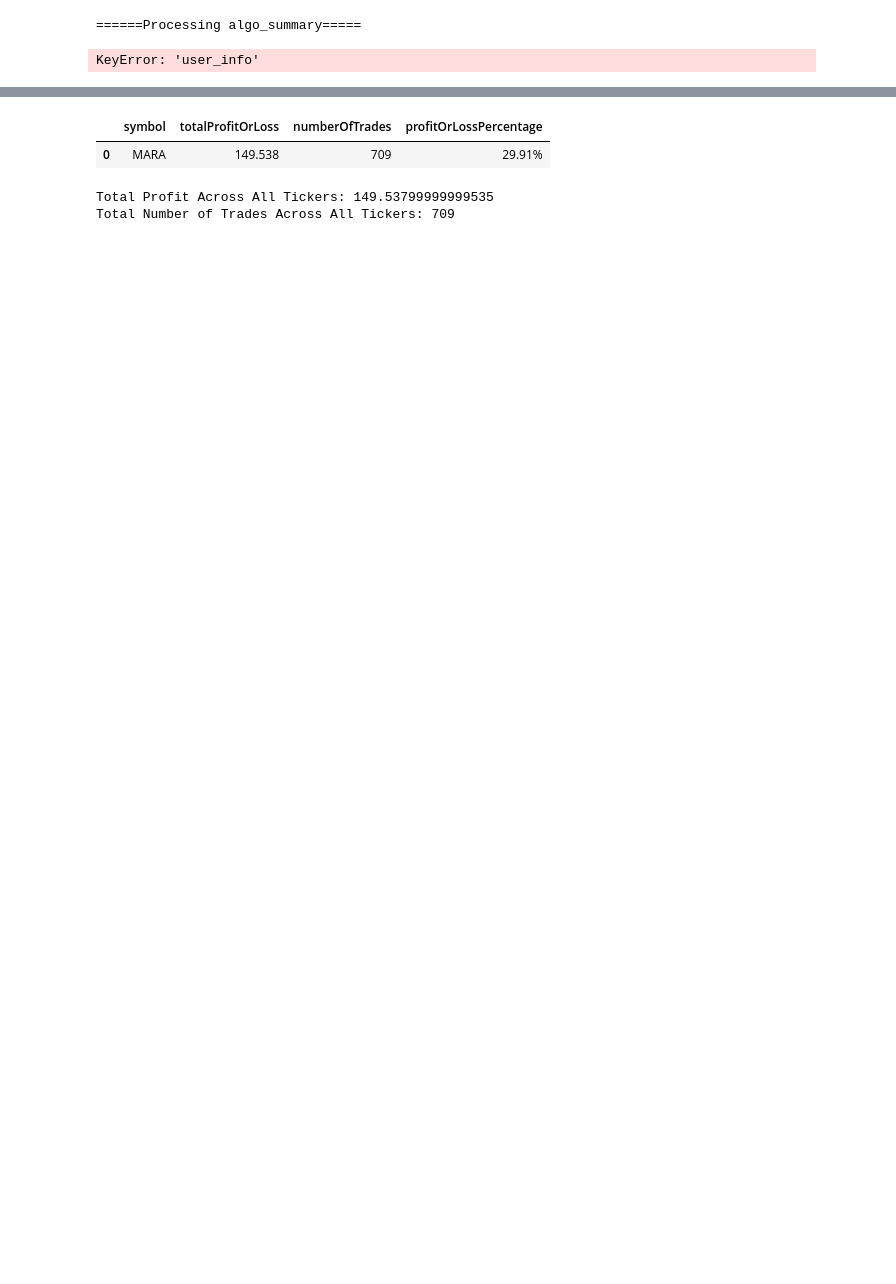
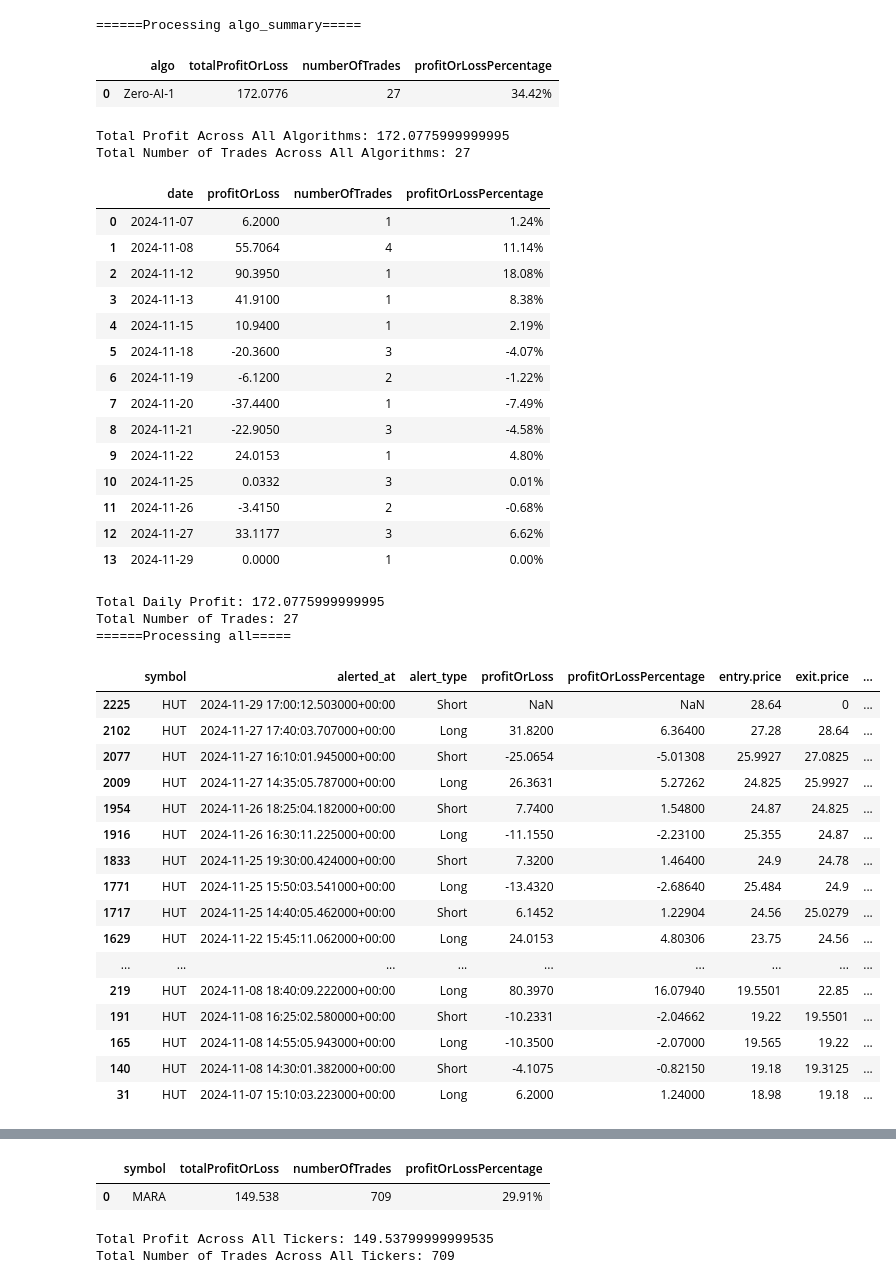
Before and after one commit to iliassays/project-zero-python, a Jupyter notebook: data-analysis/trades.ipynb, the cells around one changed output, grey strips where cells are left out. Saved outputs shown, nothing was run; the diff lists cells and outputs as text; code cells hidden in the pictures; blank space fills up the shorter version.

```diff
--- a/data-analysis/trades.ipynb
+++ b/data-analysis/trades.ipynb
@@ -131,18 +131,56 @@ def process_trades(json_file, ticker, exchange, algo=None, interval=None, mode='
 # %%
 
 #MARA, CLSK, COIN, RIOT, HUT, AMC, GME, AI, UPST, NKLA, KOSS, QS, DJT, CVNA, AFRM, PLTR, SOFI, PLUG, BLINK, NIO, TLRY, LCID, BYND, JWN, JMIA, TSLA
 #TSLA - 5, EURUSD - 10, XAUUSD - 10, QQQ - 15, SPX - 15, SPY - 3_, SPY - 3, SPY - 15
 # AFRM-Algo-1-3M-LS
-ticker = 'MARA'
+ticker = 'HUT'
 algo = 'Zero-AI-1'
 slippage = '5'
 exchange = 'SMART'
 print("======Processing algo_summary=====")
 process_trades('project_zero.running_trades.json', ticker, exchange, algo, slippage, 'algo_summary')
 #print("======Processing daily=====")
 process_trades('project_zero.running_trades.json', ticker, exchange,  algo, slippage, 'daily')
 print("======Processing all=====")
 process_trades('project_zero.running_trades.json', ticker, exchange,  algo, slippage, "all")
 # %% [output]
 ======Processing algo_summary=====
+|  | algo | totalProfitOrLoss | numberOfTrades | profitOrLossPercentage |
+| 0 | Zero-AI-1 | 172.0776 | 27 | 34.42% |
-KeyError: 'user_info'
+Total Profit Across All Algorithms: 172.0775999999995
+Total Number of Trades Across All Algorithms: 27
+|  | date | profitOrLoss | numberOfTrades | profitOrLossPercentage |
+| 0 | 2024-11-07 | 6.2000 | 1 | 1.24% |
+| 1 | 2024-11-08 | 55.7064 | 4 | 11.14% |
+| 2 | 2024-11-12 | 90.3950 | 1 | 18.08% |
+| 3 | 2024-11-13 | 41.9100 | 1 | 8.38% |
+| 4 | 2024-11-15 | 10.9400 | 1 | 2.19% |
+| 5 | 2024-11-18 | -20.3600 | 3 | -4.07% |
+| 6 | 2024-11-19 | -6.1200 | 2 | -1.22% |
+| 7 | 2024-11-20 | -37.4400 | 1 | -7.49% |
+| 8 | 2024-11-21 | -22.9050 | 3 | -4.58% |
+| 9 | 2024-11-22 | 24.0153 | 1 | 4.80% |
+| 10 | 2024-11-25 | 0.0332 | 3 | 0.01% |
+| 11 | 2024-11-26 | -3.4150 | 2 | -0.68% |
+| 12 | 2024-11-27 | 33.1177 | 3 | 6.62% |
+| 13 | 2024-11-29 | 0.0000 | 1 | 0.00% |
+Total Daily Profit: 172.0775999999995
+Total Number of Trades: 27
+======Processing all=====
+|  | symbol | alerted_at | alert_type | profitOrLoss | profitOrLossPercentage | entry.price | exit.price | ... |
+| 2225 | HUT | 2024-11-29 17:00:12.503000+00:00 | Short | NaN | NaN | 28.64 | 0 | ... |
+| 2102 | HUT | 2024-11-27 17:40:03.707000+00:00 | Long | 31.8200 | 6.36400 | 27.28 | 28.64 | ... |
+| 2077 | HUT | 2024-11-27 16:10:01.945000+00:00 | Short | -25.0654 | -5.01308 | 25.9927 | 27.0825 | ... |
+| 2009 | HUT | 2024-11-27 14:35:05.787000+00:00 | Long | 26.3631 | 5.27262 | 24.825 | 25.9927 | ... |
+| 1954 | HUT | 2024-11-26 18:25:04.182000+00:00 | Short | 7.7400 | 1.54800 | 24.87 | 24.825 | ... |
+| 1916 | HUT | 2024-11-26 16:30:11.225000+00:00 | Long | -11.1550 | -2.23100 | 25.355 | 24.87 | ... |
+| 1833 | HUT | 2024-11-25 19:30:00.424000+00:00 | Short | 7.3200 | 1.46400 | 24.9 | 24.78 | ... |
+| 1771 | HUT | 2024-11-25 15:50:03.541000+00:00 | Long | -13.4320 | -2.68640 | 25.484 | 24.9 | ... |
+| 1717 | HUT | 2024-11-25 14:40:05.462000+00:00 | Short | 6.1452 | 1.22904 | 24.56 | 25.0279 | ... |
+| 1629 | HUT | 2024-11-22 15:45:11.062000+00:00 | Long | 24.0153 | 4.80306 | 23.75 | 24.56 | ... |
+| ... | ... | ... | ... | ... | ... | ... | ... | ... |
+| 219 | HUT | 2024-11-08 18:40:09.222000+00:00 | Long | 80.3970 | 16.07940 | 19.5501 | 22.85 | ... |
+| 191 | HUT | 2024-11-08 16:25:02.580000+00:00 | Short | -10.2331 | -2.04662 | 19.22 | 19.5501 | ... |
+| 165 | HUT | 2024-11-08 14:55:05.943000+00:00 | Long | -10.3500 | -2.07000 | 19.565 | 19.22 | ... |
+| 140 | HUT | 2024-11-08 14:30:01.382000+00:00 | Short | -4.1075 | -0.82150 | 19.18 | 19.3125 | ... |
+| 31 | HUT | 2024-11-07 15:10:03.223000+00:00 | Long | 6.2000 | 1.24000 | 18.98 | 19.18 | ... |
```
Also changed, not shown: parts of 2 cells of this notebook, 10 other files.
